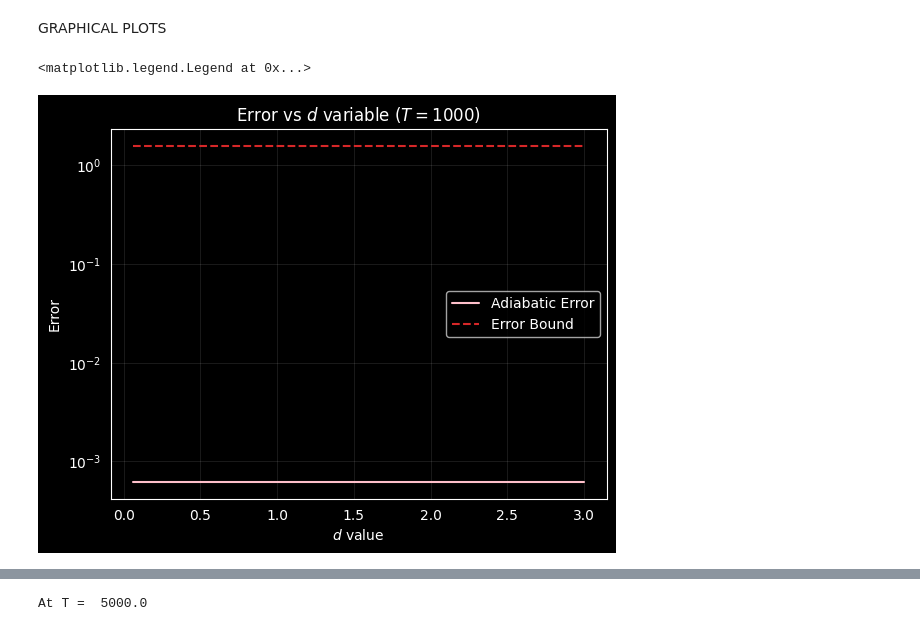
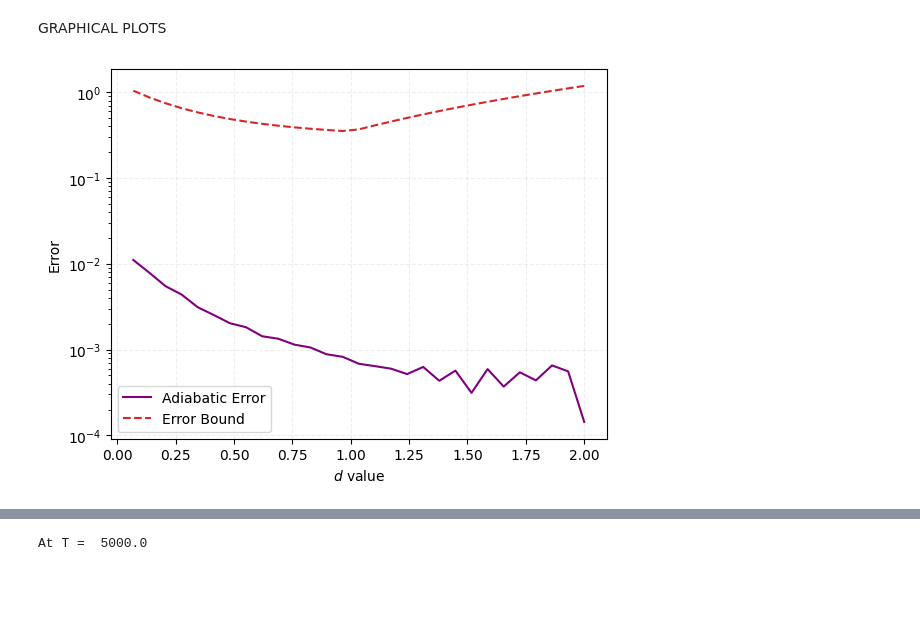
Before and after one commit to Usernotfoundoops/Adibatic_Quantum_Computing, a Jupyter notebook: Adiabatic Theorem Implementation (Muti.T) [t fix].ipynb, the cells around one changed output, grey strips where cells are left out. Cells and saved outputs as stored; diff of their text form; code cells hidden in the pictures; blank space fills up the shorter version.

Commit message:
Fixed dependencies and implemented b variable plot. Plus some minor fixes

```diff
--- a/Adiabatic Theorem Implementation (Muti.T) [t fix].ipynb
+++ b/Adiabatic Theorem Implementation (Muti.T) [t fix].ipynb
@@ -13,5 +15,11 @@ def f(t,args):
     T = args['T']
     return t/T #np.sin(np.pi * t / (2 * T))**2 #t/T
 # %%
-a,b,c,d=0.5,0.1,0.3,1 #coupling constants
+#coupling constants
+# a,b,c,d=0.5,0.7,3,1.5 #large gap
+# a,b,c,d=0.5,0.1,0.3,1.5 #medium gap
+a,b,c,d=0.5,0.035,0.3,1.5 #small gap
 t=0
+# T_curr=1000
+args={'T':T_curr,'a':a,'b':b,'c':c,'d':d}
+args
@@ -123,12 +221,16 @@ listy=[]
 ground_full_T, first_full_T, second_full_T=[],[],[]
 transition_probability_full,error_full_list=[],[]
 adiabatic_error_full=[]
-# T_curr=1000
-# args['T'] = T_curr
+T_curr=5000
+args['T'] = T_curr
 t_list1 = np.linspace(0, T_curr, 100)
 T1=t_list1
 
+eigenvalue,eigenvector=(H_static(a,b,c)).eigenstates()
+psi0=eigenvector[0]
+
 listy.append(t_list1)
+H_total=[H_static(a,b,c),[H_dynamic(d),f]]
 final = qt.sesolve(H_total, psi0, t_list1, args=args)
 transition_probability=[]
 ground_temp,first_temp,second_temp=[],[],[]
@@ -136,9 +238,9 @@ adiabatic_error_temp,errors_fidelity_temp=[],[]
 error_temp=[]
 for i, t in enumerate(t_list1):
     s = t / T_curr  # scaled time, s ∈ [0, 1]
-    def H_at_s(s):
-        return H_static(a,b,c) + s * H_dynamic(d)
-    evals, estates = H(t,args).eigenstates()
+    def H_at_s(s,args):
+        return H_static(a,b,c) + f(s*T_curr,args) * H_dynamic(d)
+    evals, estates = H_at_s(s,args).eigenstates()
     ground_temp.append(evals[0])
     first_temp.append(evals[1])
     second_temp.append(evals[2])
@@ -160,7 +262,7 @@ for i, t in enumerate(t_list1):
         return np.linalg.norm(H_dynamic(d).full(), ord=2)
 
     def bandgap_func(s):
-        evals, _ = H_at_s(s).eigenstates()
+        evals, _ = H_at_s(s,args).eigenstates()
         return float(evals[1] - evals[0])
     # d²H/ds² = 0 for linear interpolation, so the Ḧ term vanishes
     # Integrand: 7m√m * ||dH/ds||² / g(s')³
@@ -187,7 +289,7 @@ first_full_T.append(first_temp)
 second_full_T.append(second_temp)
 adiabatic_error_full.append(adiabatic_error_temp)
 transition_probability_full.append(transition_probability)
-error_full_list.append(error_temp), single T
+error_full_list.append(error_temp)
 # %% [markdown]
 Multiple T
 # %%
@@ -200,7 +302,7 @@ adiabatic_error_full=[]
 for T_curr in T1:
     args['T'] = T_curr
     # H_t=H_static+(f(t,args)*H_dynamic(d))
-    eigenvalue,eigenvector=H(0,args).eigenstates()
+    eigenvalue,eigenvector=H_static(a,b,c).eigenstates()
     psi0=eigenvector[0]
     #total hamiltonian
     H_total=[H_static(a,b,c),[H_dynamic(d),f]]
@@ -216,14 +318,14 @@ for T_curr in T1:
     for i, t in enumerate(t_list1):
         s = t / T_curr  # scaled time, s ∈ [0, 1]
 
-        def H_at_s(s):
-            return H_static(a,b,c) + s * H_dynamic(d)
+        def H_at_s(s,args):
+            return H_static(a,b,c) + f(s*T_curr,args) * H_dynamic(d)
 
         def bandgap_func(s):
-            evals, _ = H_at_s(s).eigenstates()
+            evals, _ = H_at_s(s,args).eigenstates()
             return float(evals[1] - evals[0])
 
-        evals, estates = H_at_s(s).eigenstates()
+        evals, estates = H_at_s(s,args).eigenstates()
         ground_temp.append(evals[0])
         first_temp.append(evals[1])
         second_temp.append(evals[2])
@@ -297,16 +412,17 @@ GRAPHICAL PLOTS
 # %%
 #d vs Error
+
 end_error_per_T = [errors[-1] for errors in adiabatic_error_full]
 errorbound_per_T = [errors[-1] for errors in error_full_list]
 
 plt.figure()
-plt.semilogy(d_list,end_error_per_T,'-',color='pink',label='Adiabatic Error')
+plt.semilogy(d_list,end_error_per_T,'-',color='purple',label='Adiabatic Error')
 plt.semilogy(d_list,errorbound_per_T,'--',color='tab:red',label='Error Bound')
-plt.grid(alpha=0.1)
+plt.grid(True, ls="--",alpha=0.2)
 plt.xlabel('$d$ value')
 plt.ylabel('Error')
-plt.title(f'Error vs $d$ variable ($T={round(T1[k])}$)')
+# plt.title(f'Error vs $d$ variable ($T={round(T1[k])}$)')
 plt.legend()
+plt.savefig(f'/home/pravin/Desktop/Physik 2025/AQC Project/Test/Small Gap/Error vs d variable (a,b,c={a,b,c}).png')
 # %% [output]
-<matplotlib.legend.Legend at 0x...>
-[figure, old version]
+[figure, new version]
```
Also changed, not shown: parts of 16 cells of this notebook.
